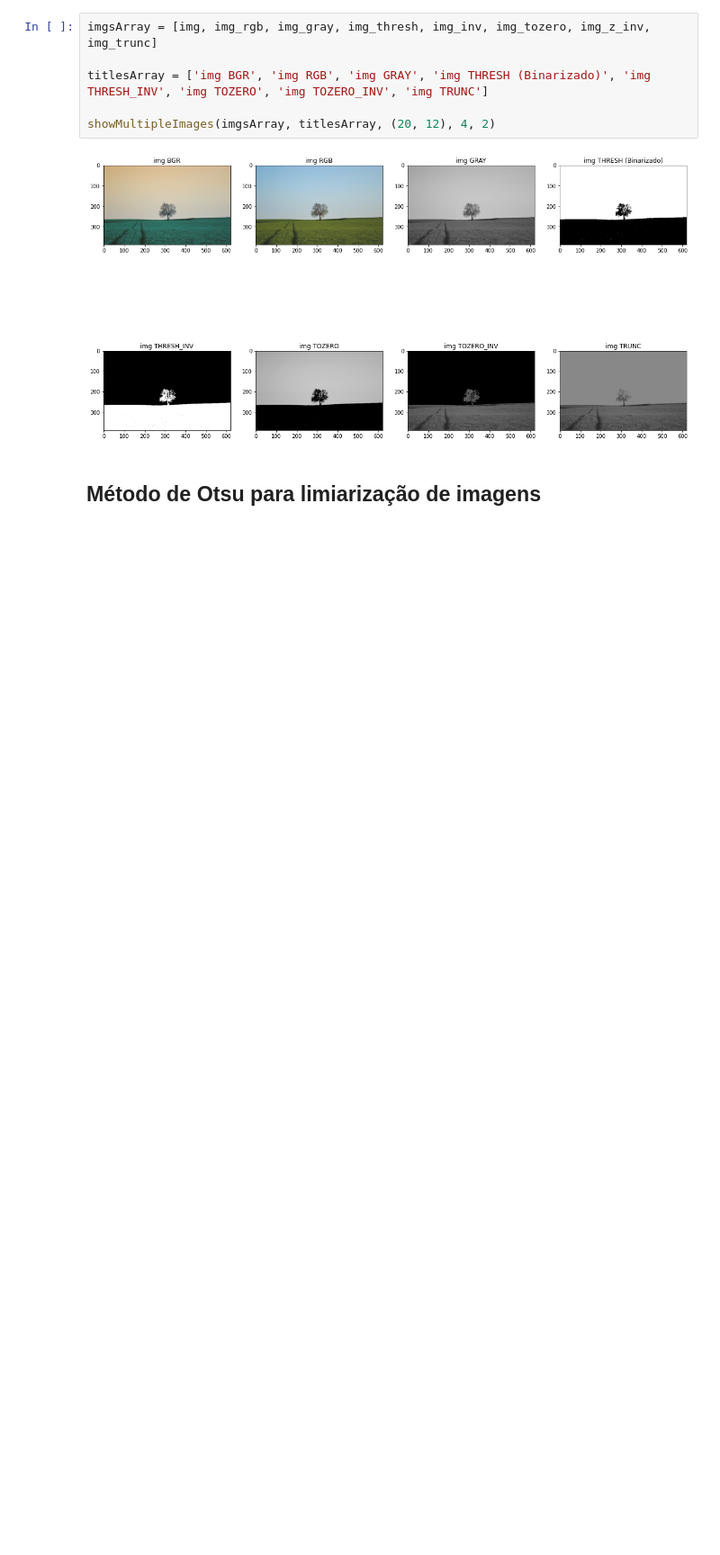
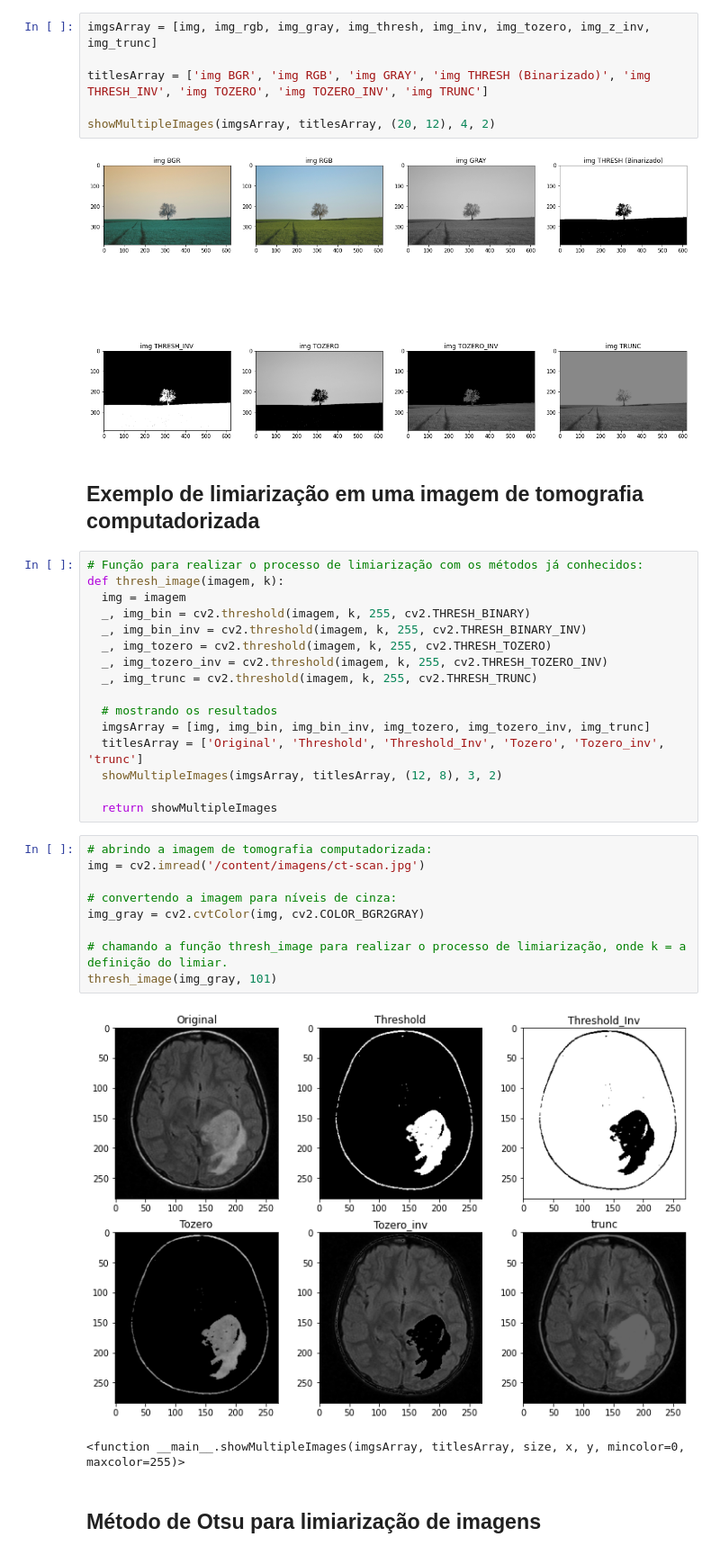
Before and after one commit to AlanMarquesRocha/segmentacao_imagens_pdi, a Jupyter notebook: segmentacao_imagens_pt1.ipynb, the cells around one changed output. Shown at 90% size. Drawn from its saved outputs; the diff is of its cells as text; blank space fills up the shorter version.

Commit message:
limiarização em tomografia computadorizada

```diff
--- a/segmentacao_imagens_pt1.ipynb
+++ b/segmentacao_imagens_pt1.ipynb
@@ -208,5 +210,35 @@ titlesArray = ['img BGR', 'img RGB', 'img GRAY', 'img THRESH (Binarizado)', 'img
 showMultipleImages(imgsArray, titlesArray, (20, 12), 4, 2)
 # %% [output]
 [figure]
+# %% [markdown]
+## **Exemplo de limiarização em uma imagem de tomografia computadorizada**
+# %%
+# Função para realizar o processo de limiarização com os métodos já conhecidos:
+def thresh_image(imagem, k):
+  img = imagem
+  _, img_bin = cv2.threshold(imagem, k, 255, cv2.THRESH_BINARY)
+  _, img_bin_inv = cv2.threshold(imagem, k, 255, cv2.THRESH_BINARY_INV)
+  _, img_tozero = cv2.threshold(imagem, k, 255, cv2.THRESH_TOZERO)
+  _, img_tozero_inv = cv2.threshold(imagem, k, 255, cv2.THRESH_TOZERO_INV)
+  _, img_trunc = cv2.threshold(imagem, k, 255, cv2.THRESH_TRUNC)
+
+  # mostrando os resultados
+  imgsArray = [img, img_bin, img_bin_inv, img_tozero, img_tozero_inv, img_trunc]
+  titlesArray = ['Original', 'Threshold', 'Threshold_Inv', 'Tozero', 'Tozero_inv', 'trunc']
+  showMultipleImages(imgsArray, titlesArray, (12, 8), 3, 2)
+
+  return showMultipleImages
+# %%
+# abrindo a imagem de tomografia computadorizada:
+img = cv2.imread('/content/imagens/ct-scan.jpg')
+
+# convertendo a imagem para níveis de cinza:
+img_gray = cv2.cvtColor(img, cv2.COLOR_BGR2GRAY)
+
+# chamando a função thresh_image para realizar o processo de limiarização, onde k = a definição do limiar.
+thresh_image(img_gray, 101)
+# %% [output]
+[figure, added]
+<function __main__.showMultipleImages(imgsArray, titlesArray, size, x, y, mincolor=0, maxcolor=255)>
 # %% [markdown]
 ## **Método de Otsu para limiarização de imagens**
```
Also changed, not shown: parts of 2 cells of this notebook.
